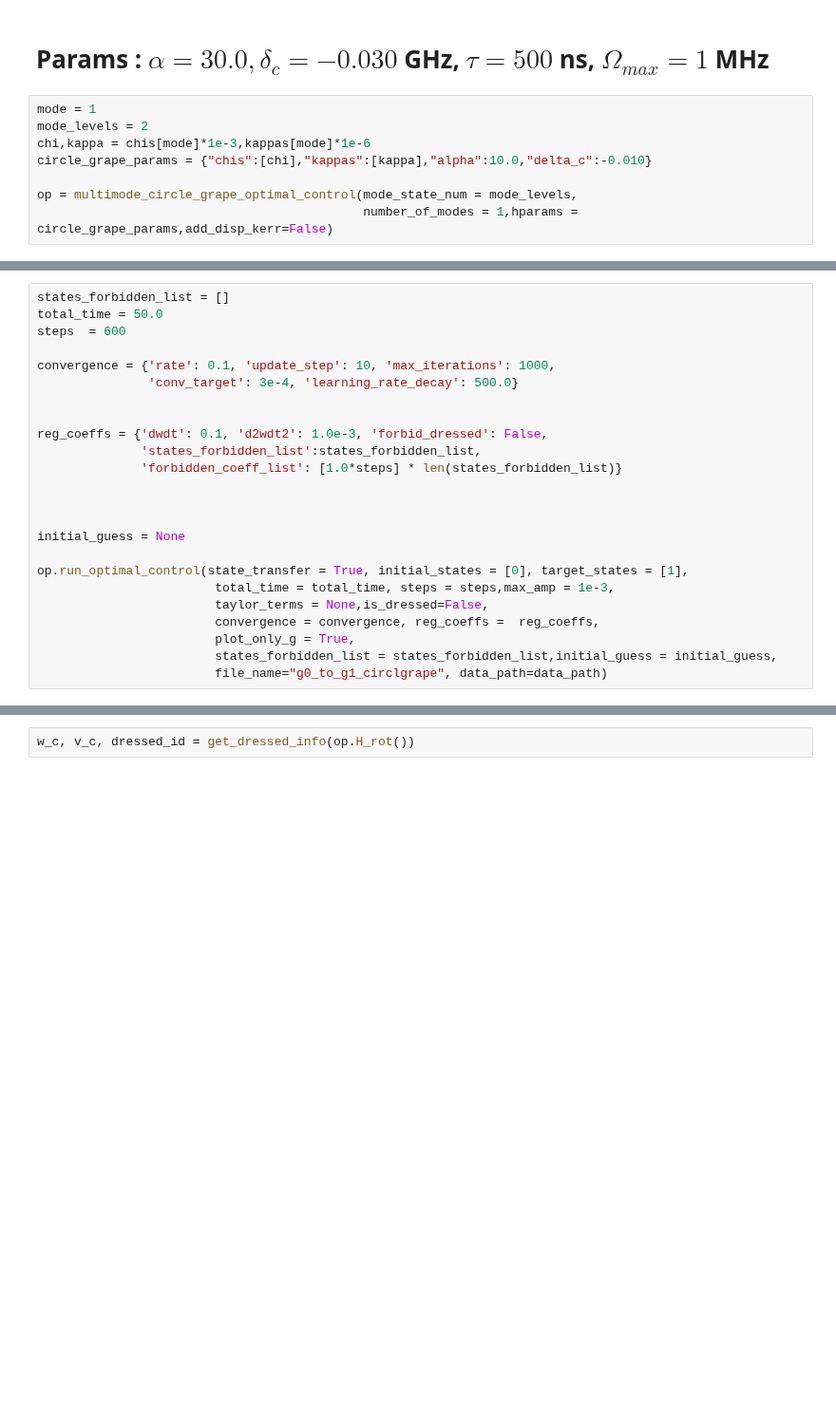
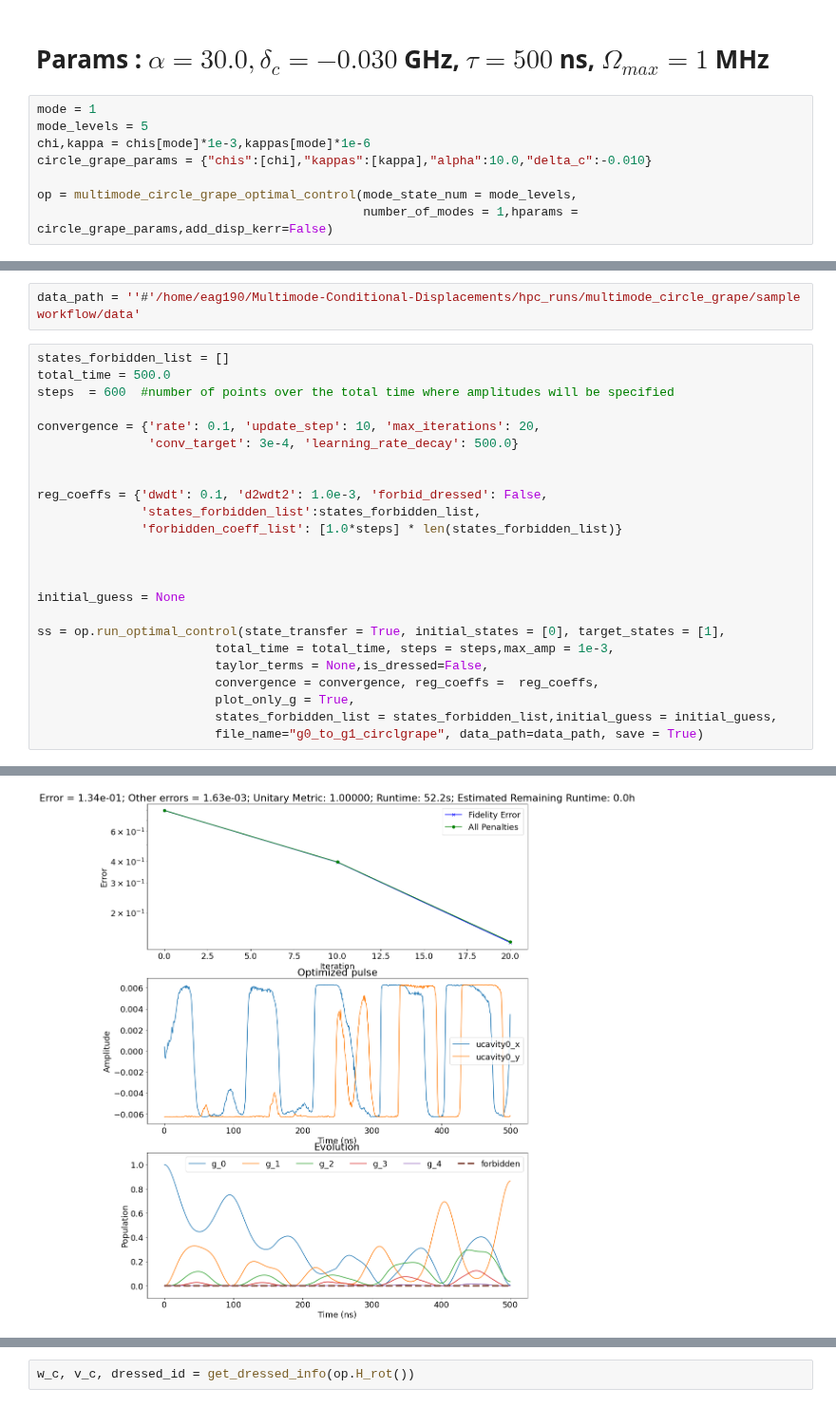
Before and after one commit to EeshGupta/Multimode-Conditional-Displacements, a Jupyter notebook: hpc_runs/multimode_circle_grape/sample workflow/Sample Workflow g0 to g1.ipynb, the cells around one changed output, grey strips where cells are left out. Shown at 95% size. Cells and saved outputs as stored; diff of their text form; blank space fills up the shorter version.

Commit message:
hpc grape runs

```diff
--- a/hpc_runs/multimode_circle_grape/sample workflow/Sample Workflow g0 to g1.ipynb
+++ b/hpc_runs/multimode_circle_grape/sample workflow/Sample Workflow g0 to g1.ipynb
@@ -52,7 +68,7 @@ transmon_levels = 2
 #  Params :  $\alpha = 30.0 , \delta_c = -0.030$ GHz, $\tau = 500$ ns, $\Omega_{max} =1$ MHz
 # %%
 mode = 1
-mode_levels = 2
+mode_levels = 5
 chi,kappa = chis[mode]*1e-3,kappas[mode]*1e-6
 circle_grape_params = {"chis":[chi],"kappas":[kappa],"alpha":10.0,"delta_c":-0.010}
 
@@ -61,9 +89,11 @@ op = multimode_circle_grape_optimal_control(mode_state_num = mode_levels,
+# %%
+data_path = ''#'/home/eag190/Multimode-Conditional-Displacements/hpc_runs/multimode_circle_grape/sample workflow/data'
 # %%
 states_forbidden_list = []
-total_time = 50.0
-steps  = 600
+total_time = 500.0
+steps  = 600  #number of points over the total time where amplitudes will be specified
 
-convergence = {'rate': 0.1, 'update_step': 10, 'max_iterations': 1000,
+convergence = {'rate': 0.1, 'update_step': 10, 'max_iterations': 20,
                'conv_target': 3e-4, 'learning_rate_decay': 500.0}
 
 
@@ -75,10 +105,11 @@ reg_coeffs = {'dwdt': 0.1, 'd2wdt2': 1.0e-3, 'forbid_dressed': False,
 
 initial_guess = None
 
-op.run_optimal_control(state_transfer = True, initial_states = [0], target_states = [1],
+ss = op.run_optimal_control(state_transfer = True, initial_states = [0], target_states = [1],
                         total_time = total_time, steps = steps,max_amp = 1e-3,
                         taylor_terms = None,is_dressed=False,
                         convergence = convergence, reg_coeffs =  reg_coeffs,
                         plot_only_g = True,
                         states_forbidden_list = states_forbidden_list,initial_guess = initial_guess,
-                        file_name="g0_to_g1_circlgrape", data_path=data_path)
+                        file_name="g0_to_g1_circlgrape", data_path=data_path, save = True)
+# %% [output]
@@ -84,0 +117 @@ op.run_optimal_control(state_transfer = True, initial_states = [0], target_state
+[figure, added]
```
Also changed, not shown: parts of 18 cells of this notebook, 9 other files.
